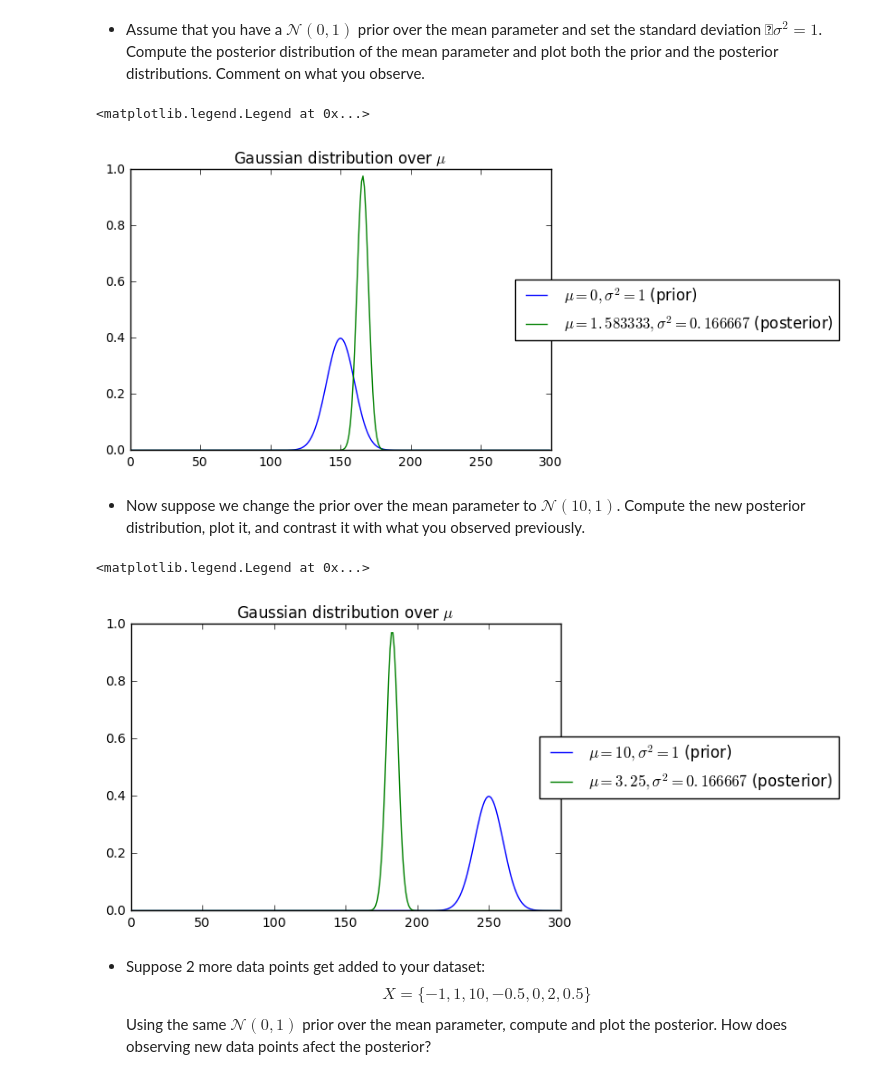
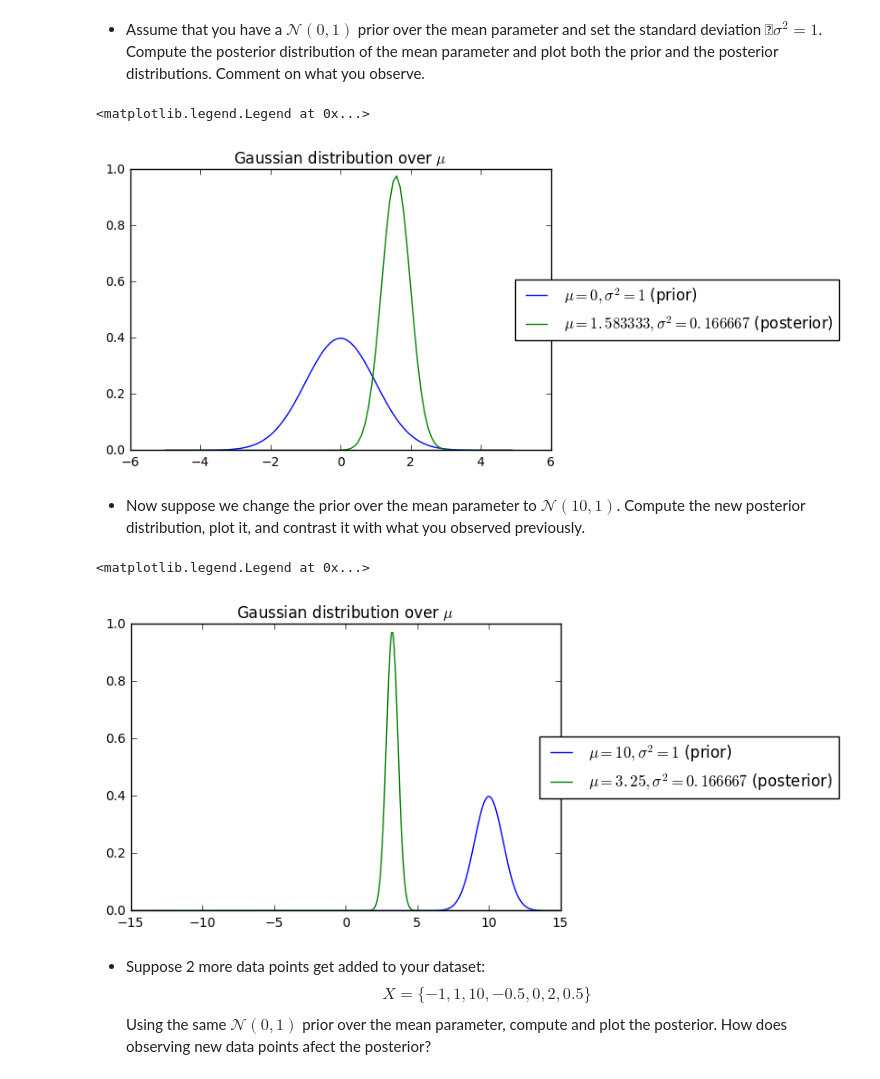
Before and after one commit to ljishen/ml-expt, a Jupyter notebook: hw2/figure.ipynb, the cells around one changed output. Drawn from its saved outputs; the diff is of its cells as text; code cells hidden in the pictures.

```diff
--- a/hw2/figure.ipynb
+++ b/hw2/figure.ipynb
@@ -15,8 +15,8 @@ def gaussian(x, mu, var):
     return (1.0 / np.sqrt(2 * np.pi * var)) * np.exp( - (x - mu)**2 / (2 * var) )
 
 x = [-1, 1, 10, -0.5, 0]
-r = np.arange(-15, 15, 0.1)
-l = sorted(set(np.append(r, x)))
+rd = np.arange(-15, 15, 0.1)
+l = sorted(set(np.append(rd, x)))
 p = np.asarray(l)
 
 plt.title('Gaussian distribution over $ x $')
@@ -36,27 +36,31 @@ plt.legend(loc='center', bbox_to_anchor=(1.3, 0.5))
 # %%
+ru = np.arange(-5, 5, 0.1)
+
 plt.title('Gaussian distribution over $ \mu $')
 
 for mu, var, note in [(0, 1, 'prior'),
                       (1.583333, 0.166667, 'posterior')]:
-    plt.plot(gaussian(r, mu, var), label=r'$\mu=' + str(mu) + ', \sigma^{2}=' + str(var) + '$ (' + note + ')')
+    plt.plot(ru, gaussian(ru, mu, var), label=r'$\mu=' + str(mu) + ', \sigma^{2}=' + str(var) + '$ (' + note + ')')
 
 plt.legend(loc='center', bbox_to_anchor=(1.3, 0.5))
 # %% [output]
 <matplotlib.legend.Legend at 0x...>
-[figure, old version]
+[figure, new version]
 # %% [markdown]
 - Now suppose we change the prior over the mean parameter to $ \mathcal{N}(10, 1) $. Compute the new posterior distribution, plot it, and contrast it with what you observed previously.
 # %%
+ru = np.arange(-15, 15, 0.1)
+
 plt.title('Gaussian distribution over $ \mu $')
 
 for mu, var, note in [(10, 1, 'prior'),
                       (3.25, 0.166667, 'posterior')]:
-    plt.plot(gaussian(r, mu, var), label=r'$\mu=' + str(mu) + ', \sigma^{2}=' + str(var) + '$ (' + note + ')')
+    plt.plot(ru, gaussian(ru, mu, var), label=r'$\mu=' + str(mu) + ', \sigma^{2}=' + str(var) + '$ (' + note + ')')
 
 plt.legend(loc='center', bbox_to_anchor=(1.3, 0.5))
 # %% [output]
 <matplotlib.legend.Legend at 0x...>
-[figure, old version]
+[figure, new version]
 # %% [markdown]
 - Suppose 2 more data points get added to your dataset: $$ X = \{-1, 1, 10, -0.5, 0, 2, 0.5 \}$$
 Using the same $ \mathcal{N}(0, 1) $ prior over the mean parameter, compute and plot the posterior. How does observing new data points afect the posterior?
```
Also changed, not shown: parts of 3 cells of this notebook.
